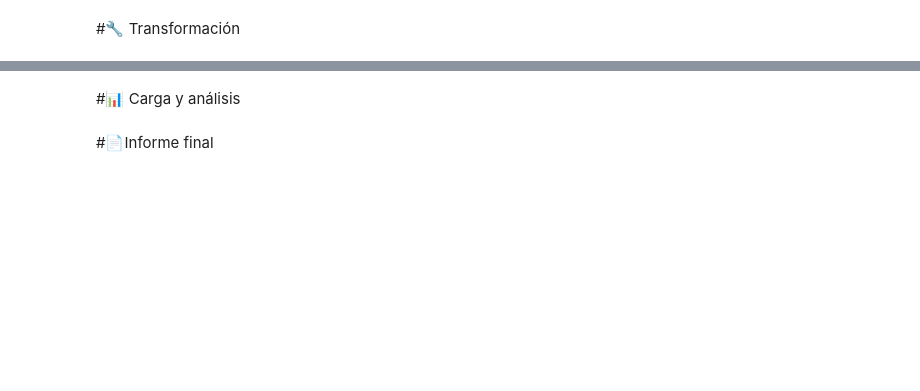
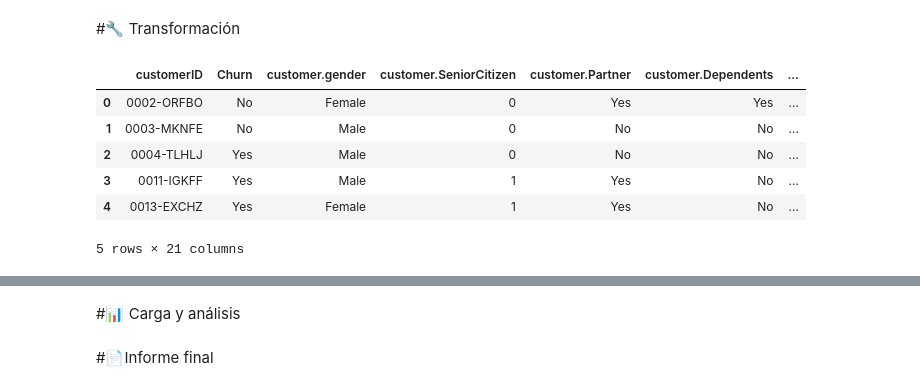
Before and after one commit to Rey-Morales-G/Alura_Telecom_X_2, a Jupyter notebook: TelecomX_LATAM.ipynb, the cells around one changed output, grey strips where cells are left out. Drawn from its saved outputs; the diff is of its cells as text; code cells hidden in the pictures; blank space fills up the shorter version.

Commit message:
dataframe analysis in progress

```diff
--- a/TelecomX_LATAM.ipynb
+++ b/TelecomX_LATAM.ipynb
@@ -18,2 +47,22 @@ df.head()
 # %% [markdown]
 #🔧 Transformación
+# %%
+import pandas as pd
+import json
+import urllib.request as request
+
+url = "https://raw.githubusercontent.com/Rey-Morales-G/Alura_Telecom_X/main/TelecomX_Data.json"
+
+with request.urlopen(url) as f:
+    data = json.load(f)
+
+df = pd.json_normalize(data)
+df.head()
+# %% [output]
+|  | customerID | Churn | customer.gender | customer.SeniorCitizen | customer.Partner | customer.Dependents | ... |
+| 0 | 0002-ORFBO | No | Female | 0 | Yes | Yes | ... |
+| 1 | 0003-MKNFE | No | Male | 0 | No | No | ... |
+| 2 | 0004-TLHLJ | Yes | Male | 0 | No | No | ... |
+| 3 | 0011-IGKFF | Yes | Male | 1 | Yes | No | ... |
+| 4 | 0013-EXCHZ | Yes | Female | 1 | Yes | No | ... |
+5 rows × 21 columns
```
Also changed, not shown: parts of 2 cells of this notebook.
